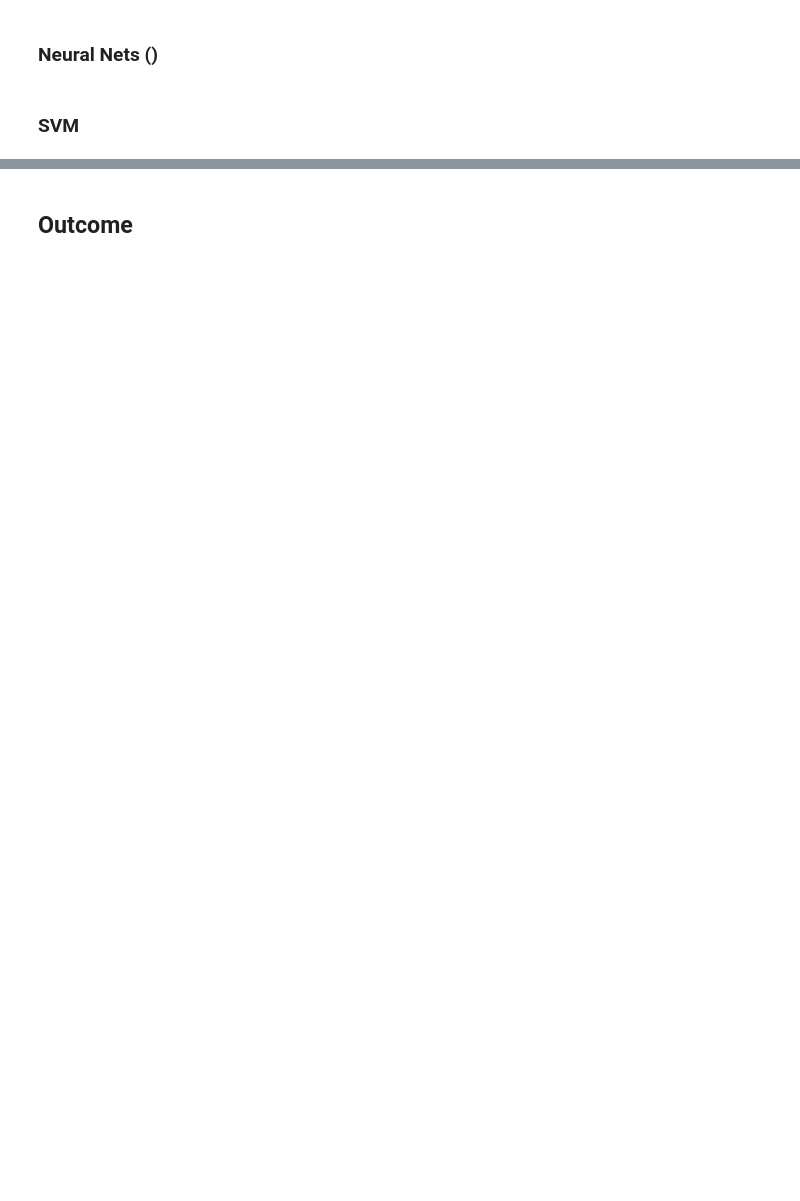
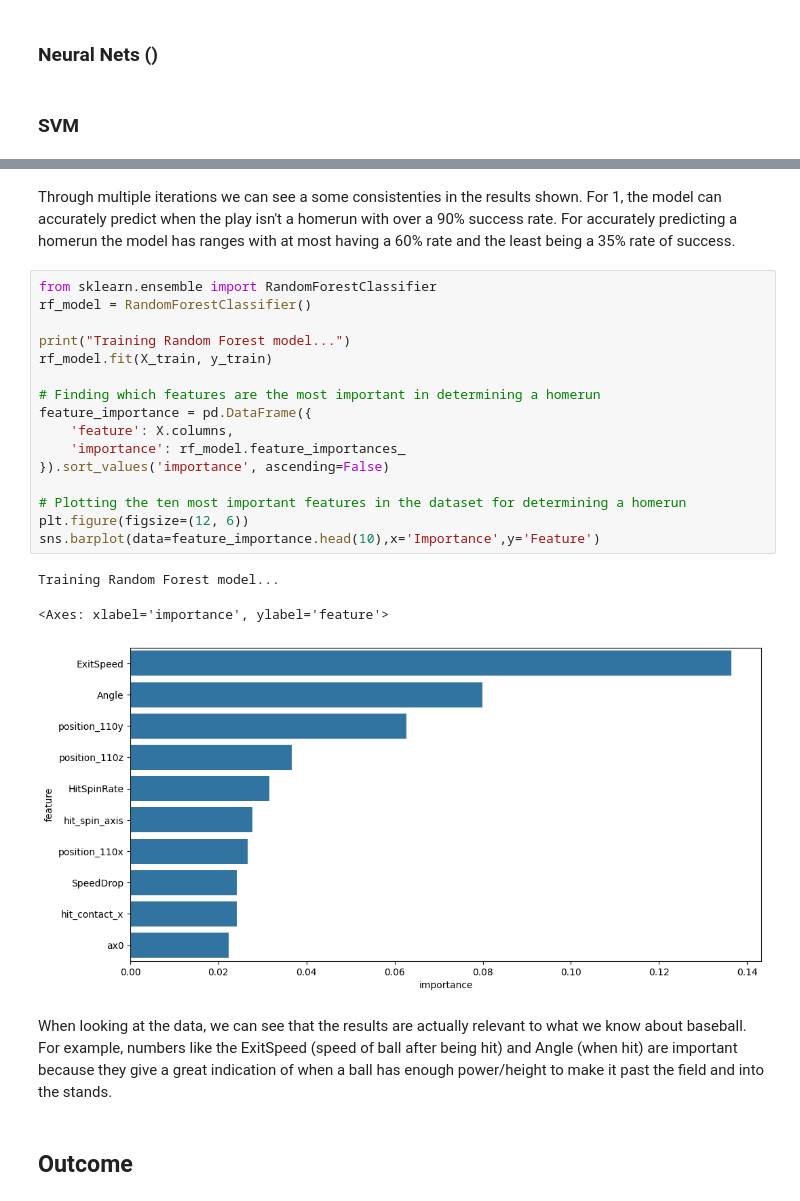
Before and after one commit to dylan-dang/baseball-ml-project, a Jupyter notebook: notebook.ipynb, the cells around one changed output, grey strips where cells are left out. Cells and saved outputs as stored; diff of their text form; blank space fills up the shorter version.

```diff
--- a/notebook.ipynb
+++ b/notebook.ipynb
@@ -548,2 +601,26 @@ max         1.000000
+# %% [markdown]
+Through multiple iterations we can see a some consistenties in the results shown. For 1, the model can accurately predict when the play isn't a homerun with over a 90% success rate. For accurately predicting a homerun the model has ranges with at most having a 60% rate and the least being a 35% rate of success.
+# %%
+from sklearn.ensemble import RandomForestClassifier
+rf_model = RandomForestClassifier()
+
+print("Training Random Forest model...")
+rf_model.fit(X_train, y_train)
+
+# Finding which features are the most important in determining a homerun
+feature_importance = pd.DataFrame({
+    'feature': X.columns,
+    'importance': rf_model.feature_importances_
+}).sort_values('importance', ascending=False)
+
+# Plotting the ten most important features in the dataset for determining a homerun
+plt.figure(figsize=(12, 6))
+sns.barplot(data=feature_importance.head(10),x='Importance',y='Feature')
+# %% [output]
+Training Random Forest model...
+<Axes: xlabel='importance', ylabel='feature'>
+[figure, added]
+# %% [markdown]
+When looking at the data, we can see that the results are actually relevant to what we know about baseball. For example, numbers like the ExitSpeed (speed of ball after being hit) and Angle (when hit) are important because they give a great indication of when a ball has enough power/height to make it past the field and into the stands.
 # %% [markdown]
 ## Outcome
```
Also changed, not shown: parts of 3 cells of this notebook.
